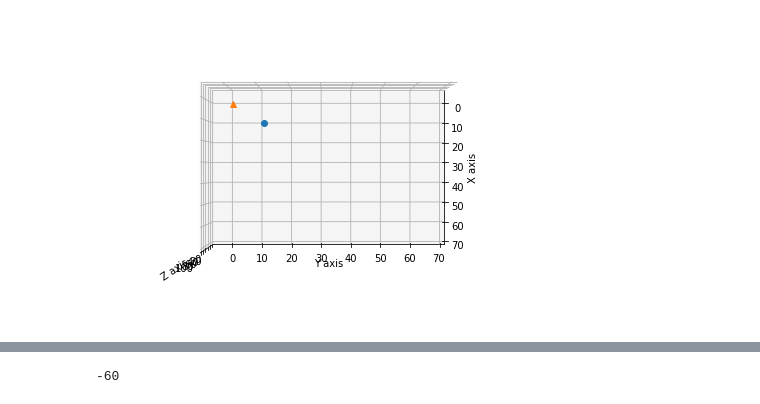
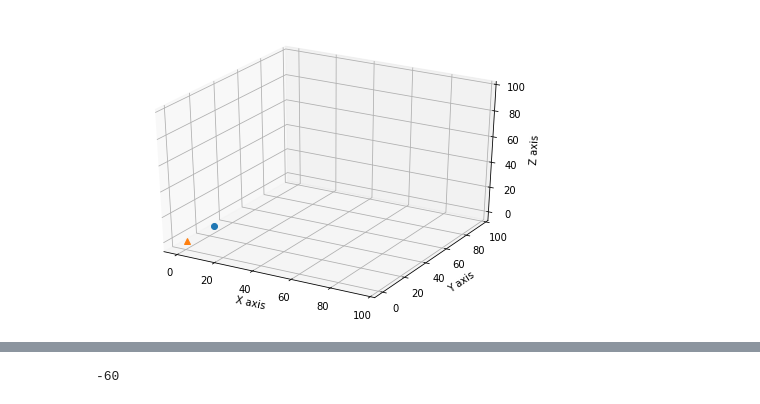
Before and after one commit to CanonYe/CS238-FinalProject, a Jupyter notebook: visualization for CS238.ipynb, the cells around one changed output, grey strips where cells are left out. Saved outputs shown, nothing was run; the diff lists cells and outputs as text; code cells hidden in the pictures.

```diff
--- a/visualization for CS238.ipynb
+++ b/visualization for CS238.ipynb
@@ -15,38 +15,37 @@ df = pd.read_csv('./targetpos.csv', sep='\t',header=None)
 x = np.asarray(df[0], dtype=np.float64)
 y = np.asarray(df[1], dtype=np.float64)
 
 
 fig = plt.figure()
 ax = p3.Axes3D(fig)
 
 # create the first plot
 point, = ax.plot([X[0]], [Y[0]], [Z[0]], 'o')
 point2, = ax.plot([x[0]], [y[0]], '^')
-ax.set_xlim([-5, 70])
-ax.set_ylim([-5, 70])
+ax.set_xlim([-5, 100])
+ax.set_ylim([-5, 100])
 ax.set_zlim([-5, 100])
 ax.set_xlabel('X axis')
 ax.set_ylabel('Y axis')
 ax.set_zlabel('Z axis')
 
 
 # second option - move the point position at every frame
 def update_point(n):
     #point.set_data(np.array([[X[n],x[n]], [Y[n],y[n]]]))
     point.set_data(np.array([X[n], Y[n]]))
     point.set_3d_properties(Z[n], 'z')
     point2.set_data(np.array([x[n], y[n]]))
     point2.set_3d_properties(0, 'z')
    # ax.set_title("Time {}".format(n))
 
 
 ani=animation.FuncAnimation(fig, update_point, 100)
 #change view rotation
-#ax.view_init(azim=-100)
-ax.view_init(azim=0, elev=90)
+#ax.view_init(azim=0, elev=90)
 plt.show()
 # %% [output]
-[figure, old version]
+[figure, new version]
 # %%
 HTML(ani.to_html5_video())
 # %% [output]
```
Also changed, not shown: 9 other files.
